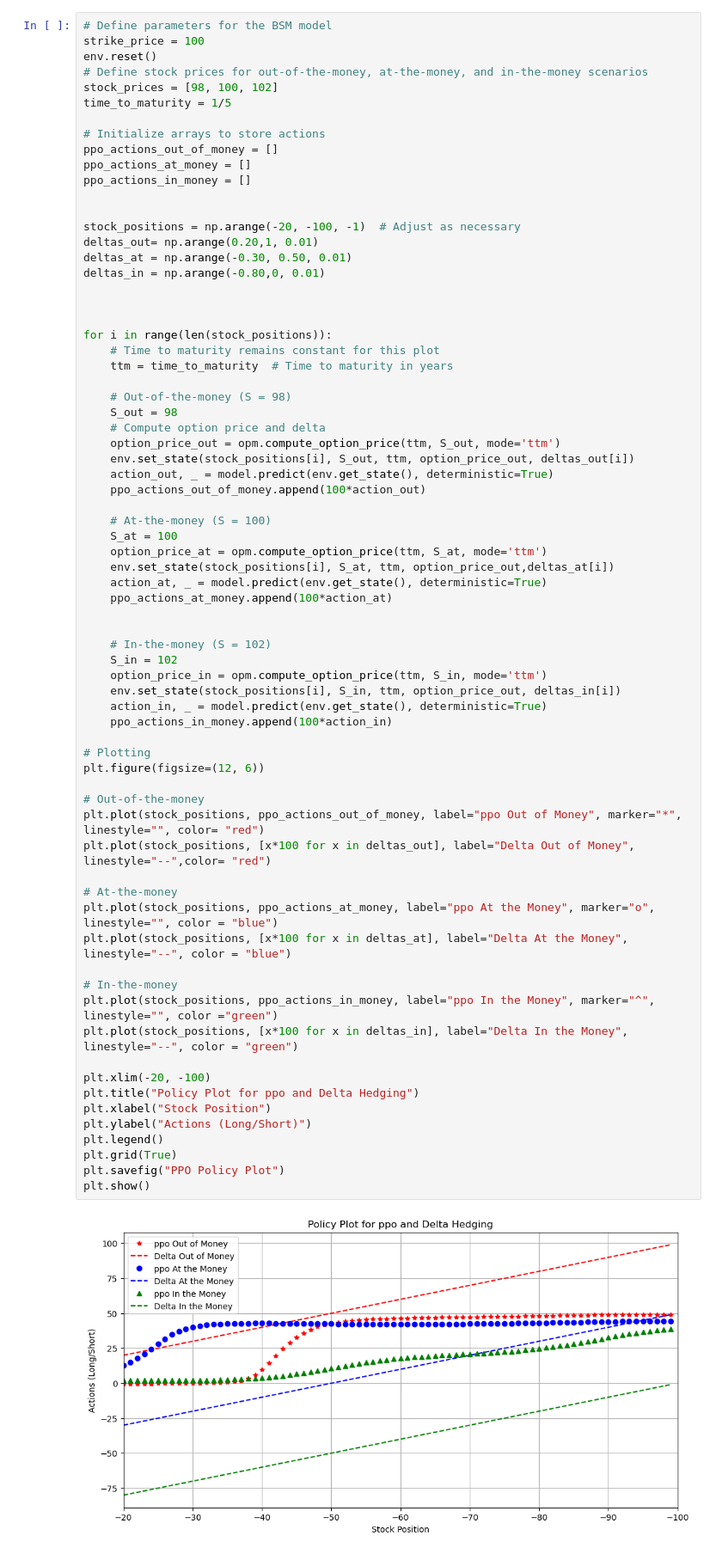
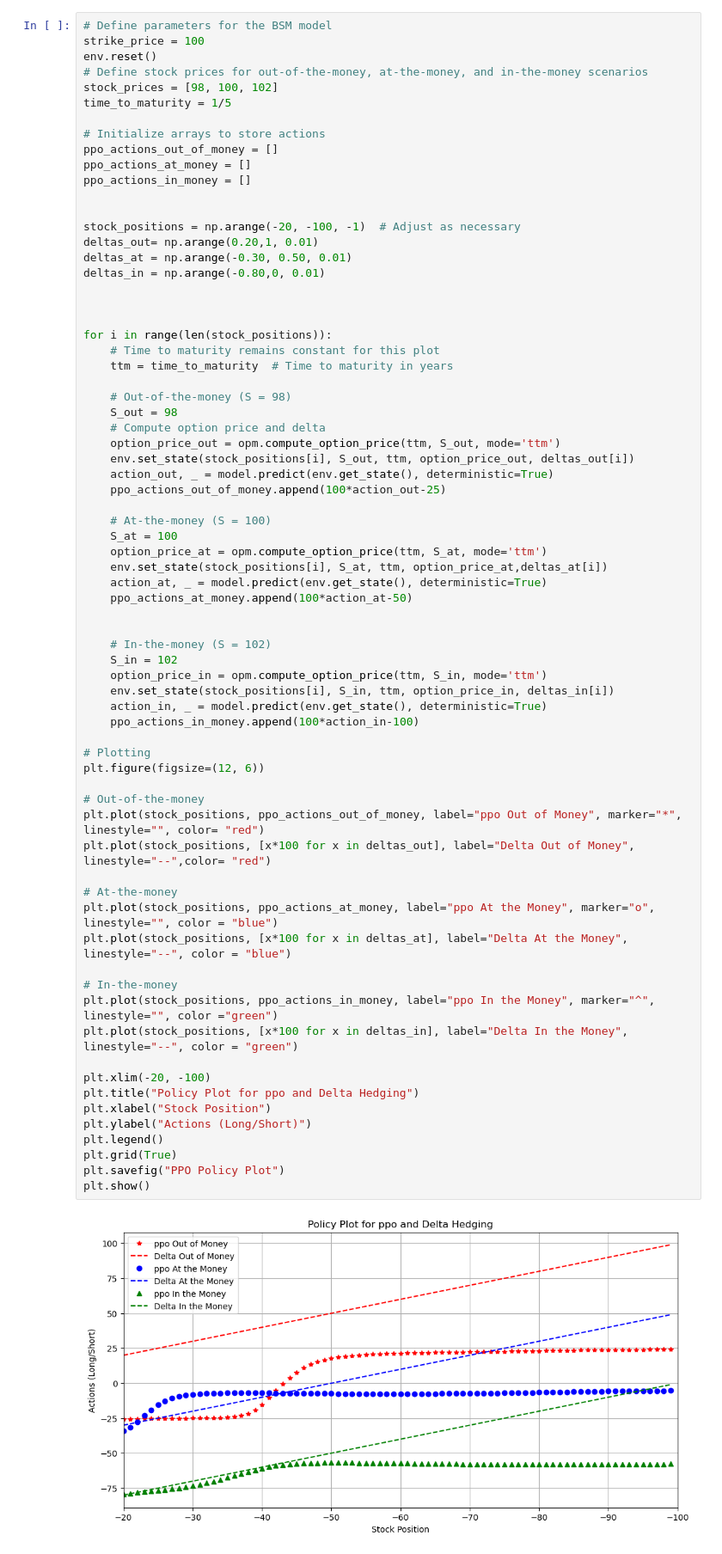
Before and after one commit to Lambulani/deepHedgingRL, a Jupyter notebook: notebooks/Deep_Hedging_PPO.ipynb, the cells around one changed output. Shown at 86% size. Saved outputs shown, nothing was run; the diff lists cells and outputs as text.

Commit message:
Changed the Policy plots for PPO. Attempting to account for holdings n_t

```diff
--- a/notebooks/Deep_Hedging_PPO.ipynb
+++ b/notebooks/Deep_Hedging_PPO.ipynb
@@ -431,45 +431,45 @@ for i in range(len(stock_positions)):
     option_price_out = opm.compute_option_price(ttm, S_out, mode='ttm')
     env.set_state(stock_positions[i], S_out, ttm, option_price_out, deltas_out[i])
     action_out, _ = model.predict(env.get_state(), deterministic=True)
-    ppo_actions_out_of_money.append(100*action_out)
+    ppo_actions_out_of_money.append(100*action_out-25)
 
     # At-the-money (S = 100)
     S_at = 100
     option_price_at = opm.compute_option_price(ttm, S_at, mode='ttm')
-    env.set_state(stock_positions[i], S_at, ttm, option_price_out,deltas_at[i])
+    env.set_state(stock_positions[i], S_at, ttm, option_price_at,deltas_at[i])
     action_at, _ = model.predict(env.get_state(), deterministic=True)
-    ppo_actions_at_money.append(100*action_at)
+    ppo_actions_at_money.append(100*action_at-50)
 
 
     # In-the-money (S = 102)
     S_in = 102
     option_price_in = opm.compute_option_price(ttm, S_in, mode='ttm')
-    env.set_state(stock_positions[i], S_in, ttm, option_price_out, deltas_in[i])
+    env.set_state(stock_positions[i], S_in, ttm, option_price_in, deltas_in[i])
     action_in, _ = model.predict(env.get_state(), deterministic=True)
-    ppo_actions_in_money.append(100*action_in)
+    ppo_actions_in_money.append(100*action_in-100)
 
 # Plotting
 plt.figure(figsize=(12, 6))
 
 # Out-of-the-money
 plt.plot(stock_positions, ppo_actions_out_of_money, label="ppo Out of Money", marker="*", linestyle="", color= "red")
 plt.plot(stock_positions, [x*100 for x in deltas_out], label="Delta Out of Money", linestyle="--",color= "red")
 
 # At-the-money
 plt.plot(stock_positions, ppo_actions_at_money, label="ppo At the Money", marker="o", linestyle="", color = "blue")
 plt.plot(stock_positions, [x*100 for x in deltas_at], label="Delta At the Money", linestyle="--", color = "blue")
 
 # In-the-money
 plt.plot(stock_positions, ppo_actions_in_money, label="ppo In the Money", marker="^", linestyle="", color ="green")
 plt.plot(stock_positions, [x*100 for x in deltas_in], label="Delta In the Money", linestyle="--", color = "green")
 
 plt.xlim(-20, -100)
 plt.title("Policy Plot for ppo and Delta Hedging")
 plt.xlabel("Stock Position")
 plt.ylabel("Actions (Long/Short)")
 plt.legend()
 plt.grid(True)
 plt.savefig("PPO Policy Plot")
 plt.show()
 # %% [output]
-[figure, old version]
+[figure, new version]
```
Also changed, not shown: parts of 1 cell of this notebook, 1 other file.
